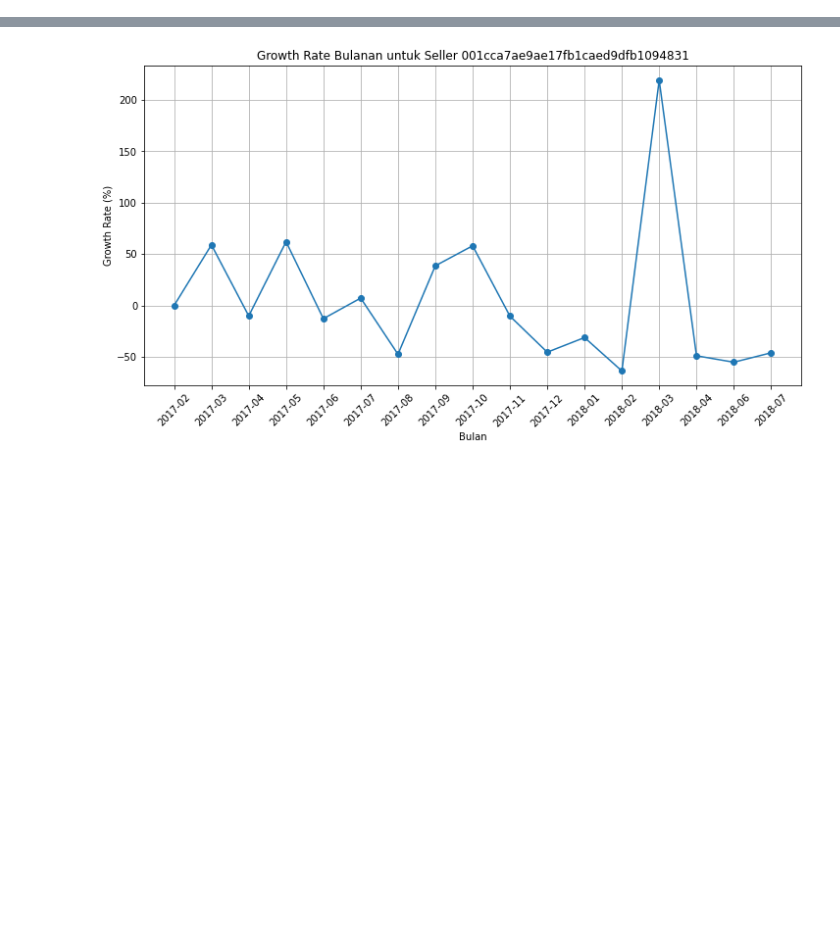
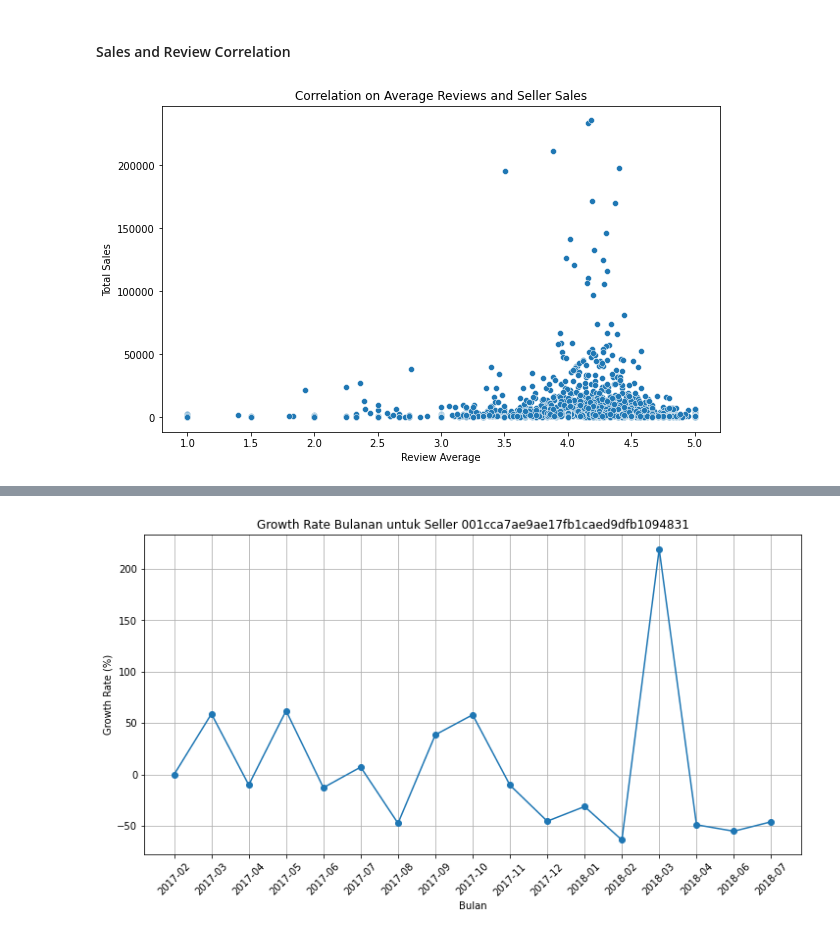
Before and after one commit to bnjisyn/Final-Project-Brazil-Ecommerce, a Jupyter notebook: data_analysis.ipynb, the cells around one changed output, grey strips where cells are left out. Drawn from its saved outputs; the diff is of its cells as text; code cells hidden in the pictures; blank space fills up the shorter version.

```diff
--- a/data_analysis.ipynb
+++ b/data_analysis.ipynb
@@ -65,0 +153,19 @@ df.select_dtypes(include = [int, float]).describe().round(2)
+# %% [markdown]
+#### Sales and Review Correlation
+# %%
+seller_reviews = df.groupby('seller_id')['review_score'].mean().reset_index()
+seller_sales = df.groupby('seller_id')['sales'].sum().reset_index()
+
+sales_reviews_sum = pd.merge(seller_reviews, seller_sales, on='seller_id')
+
+# Plot korelasi
+plt.figure(figsize = (10,6))
+sns.scatterplot(x = 'review_score',
+                y = 'sales',
+                data = sales_reviews_sum)
+plt.title('Correlation on Average Reviews and Seller Sales')
+plt.xlabel('Review Average')
+plt.ylabel('Total Sales')
+plt.show()
+# %% [output]
+[figure, added]
```
Also changed, not shown: parts of 18 cells of this notebook, 1 other file.
